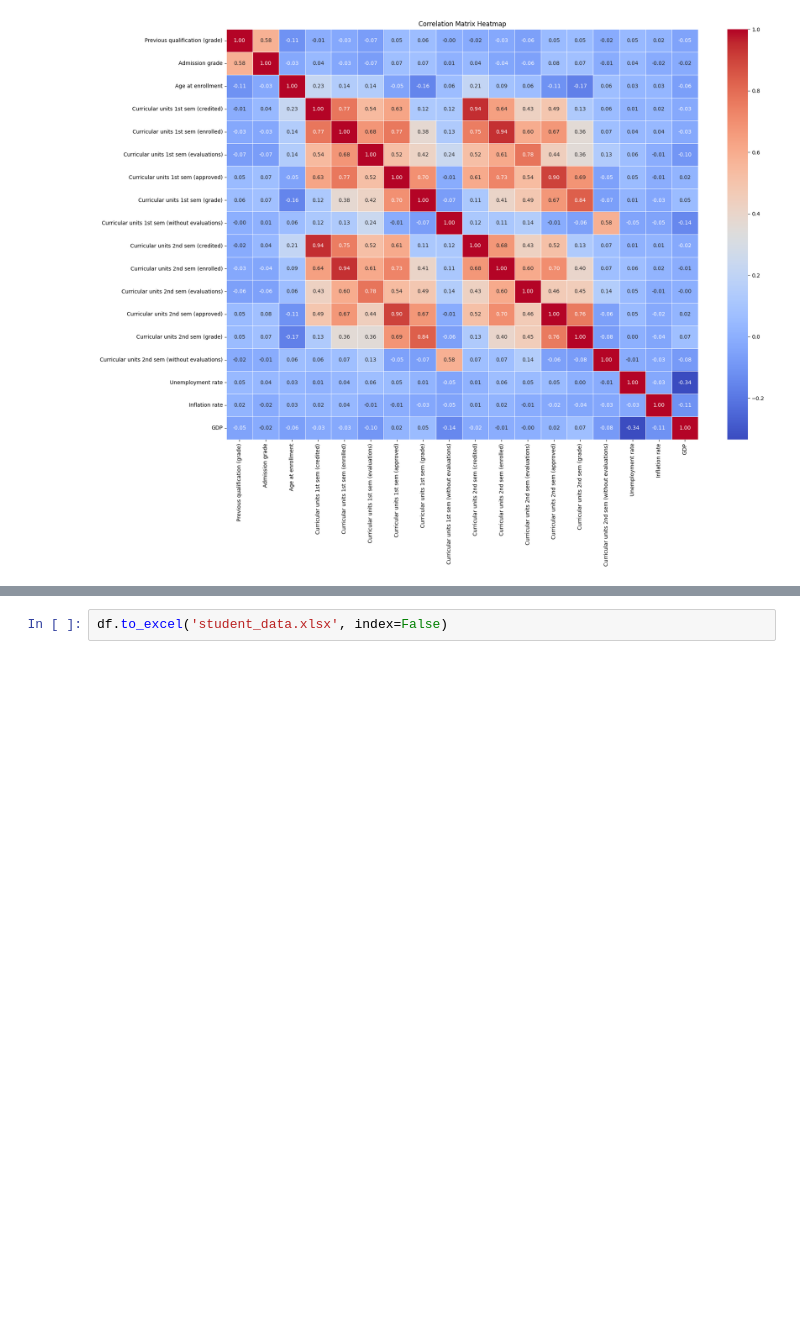
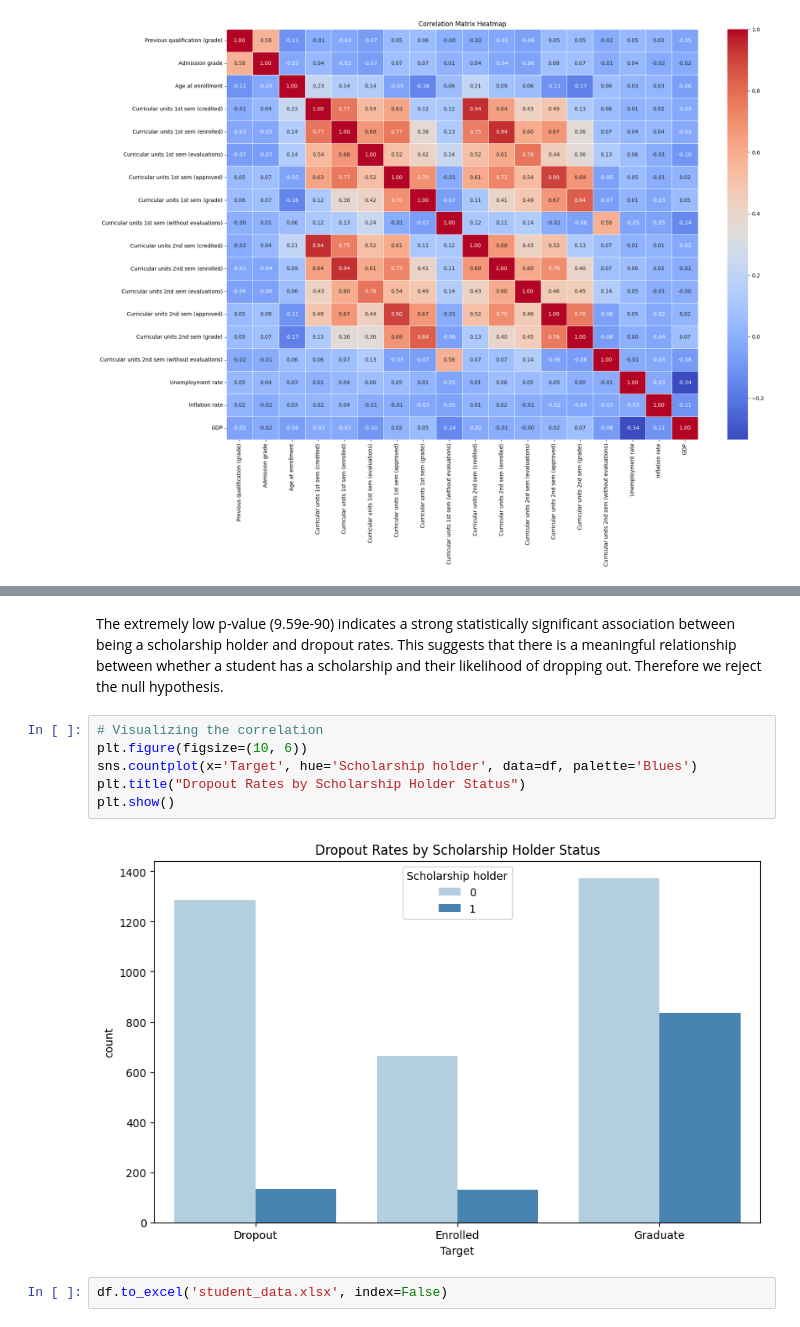
Before and after one commit to georgesylva1/3signet_task_1, a Jupyter notebook: Task 1 EDA.ipynb, the cells around one changed output, grey strips where cells are left out. Saved outputs shown, nothing was run; the diff lists cells and outputs as text; blank space fills up the shorter version.

```diff
--- a/Task 1 EDA.ipynb
+++ b/Task 1 EDA.ipynb
@@ -360,3 +480,13 @@ plt.show()
+# %% [markdown]
+The extremely low p-value (9.59e-90) indicates a strong statistically significant association between being a scholarship holder and dropout rates. This suggests that there is a meaningful relationship between whether a student has a scholarship and their likelihood of dropping out. Therefore we reject the null hypothesis.
+# %%
+# Visualizing the correlation
+plt.figure(figsize=(10, 6))
+sns.countplot(x='Target', hue='Scholarship holder', data=df, palette='Blues')
+plt.title("Dropout Rates by Scholarship Holder Status")
+plt.show()
+# %% [output]
+[figure, added]
 # %%
 df.to_excel('student_data.xlsx', index=False)
 # %%
```
Also changed, not shown: parts of 20 cells of this notebook.
